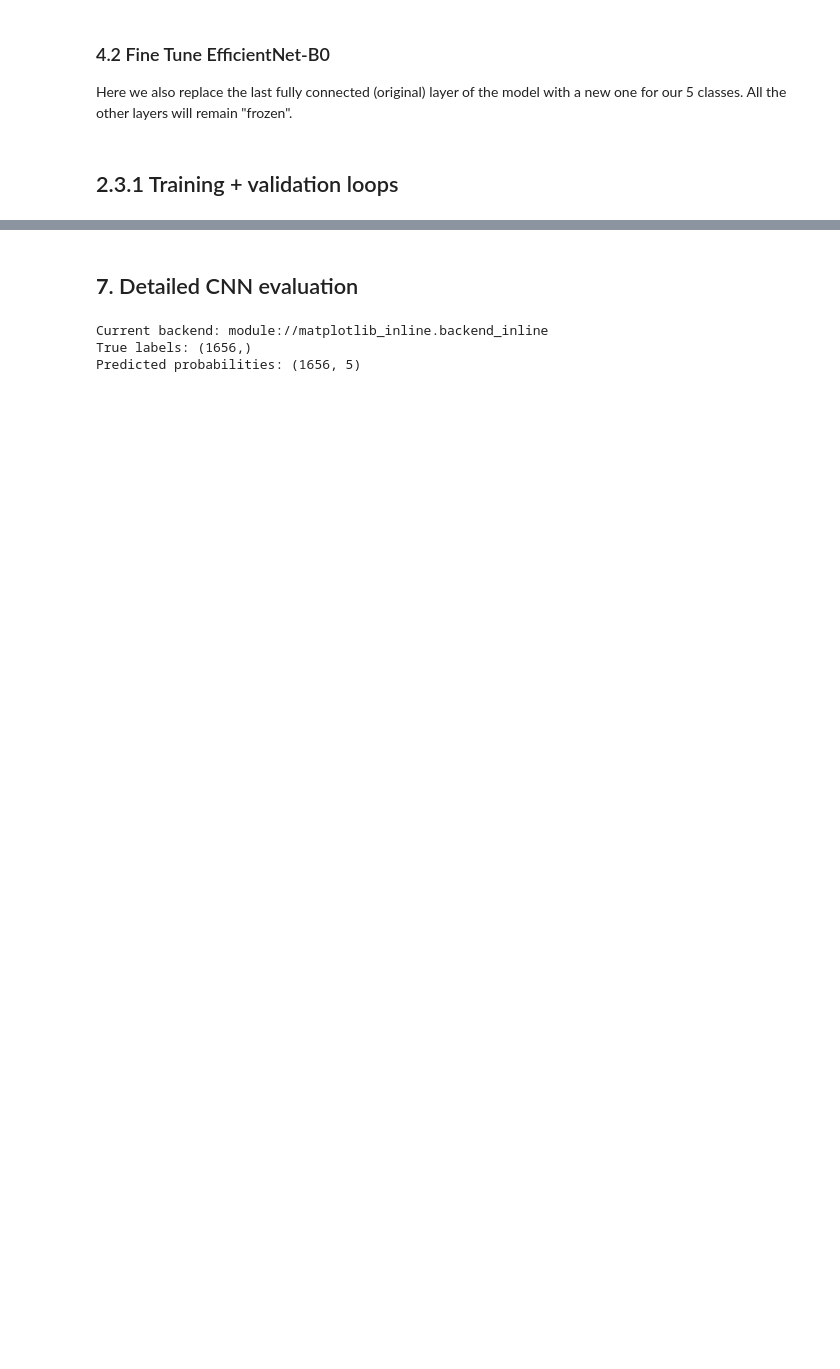
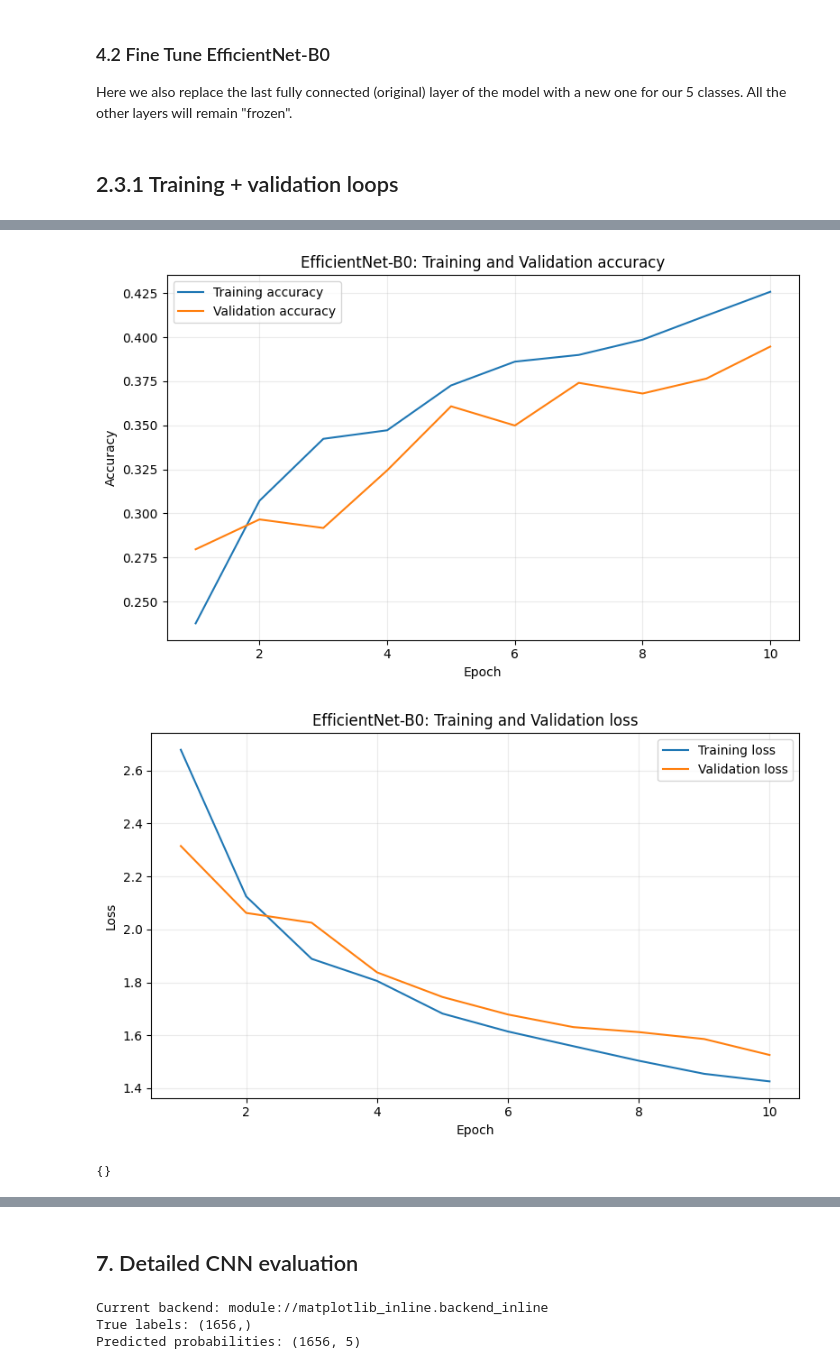
Before and after one commit to michael-duer/medical-image-classification, a Jupyter notebook: notebooks/02_transfer_learning.ipynb, the cells around one changed output, grey strips where cells are left out. Saved outputs shown, nothing was run; the diff lists cells and outputs as text; code cells hidden in the pictures; blank space fills up the shorter version.

```diff
--- a/notebooks/02_transfer_learning.ipynb
+++ b/notebooks/02_transfer_learning.ipynb
@@ -530,11 +531,11 @@ optimizer = torch.optim.AdamW(
     [
         {
             "params": resnet18.layer4.parameters(),
-            "lr": 1e-5
+            "lr": 1e-4
         },
         {
             "params": resnet18.fc.parameters(),
-            "lr": 1e-4
+            "lr": 1e-3
         }
     ],
     weight_decay=1e-4
@@ -676,6 +744,17 @@ efficientnet_b0 = efficientnet_b0.to(DEVICE)
 ## 2.3.1 Training + validation loops
 # %%
 history_efficientnet_b0 = []
+best_val_loss = float("inf")
+# Stops model after 4 epochs of not improving validation loss
+early_stop_rate = 4
+epochs_without_improvement = 0
+# Reduce learning rates when validation loss stagnates
+scheduler = torch.optim.lr_scheduler.ReduceLROnPlateau(
+    optimizer,
+    mode="min",
+    factor=0.5,
+    patience=2
+)
 
 for epoch in range(1, NUM_EPOCHS + 1):
     train_stats = run_epoch(
@@ -704,6 +783,21 @@ for epoch in range(1, NUM_EPOCHS + 1):
       f"Val Acc: {val_stats['accuracy']:.2%}"
     )
 
+    scheduler.step(val_stats['loss'])
+
+    # Stop training if validation loss does not improve
+    if val_stats['loss'] < best_val_loss:
+        best_val_loss = val_stats['loss']
+        epochs_without_improvement = 0
+        # Save best model
+        torch.save(efficientnet_b0.state_dict(), "best_efficientnet_b0_stage1.pth")
+    else:
+        epochs_without_improvement += 1
+
+    if epochs_without_improvement >= early_stop_rate:
+        print("Early stopping triggered!")
+        break
+
 # Plot training metrics over epochs
 from src.metrics import plot_training_history
 plot_training_history(
@@ -713,3 +807,4 @@ plot_training_history(
     show_plots = True,
     save_plots = False
 )
+# %% [output]
@@ -716 +821,4 @@ plot_training_history(
+[figure, added]
+[figure, added]
+{}
 # %%
```
Also changed, not shown: parts of 11 cells of this notebook, 4 other files.
